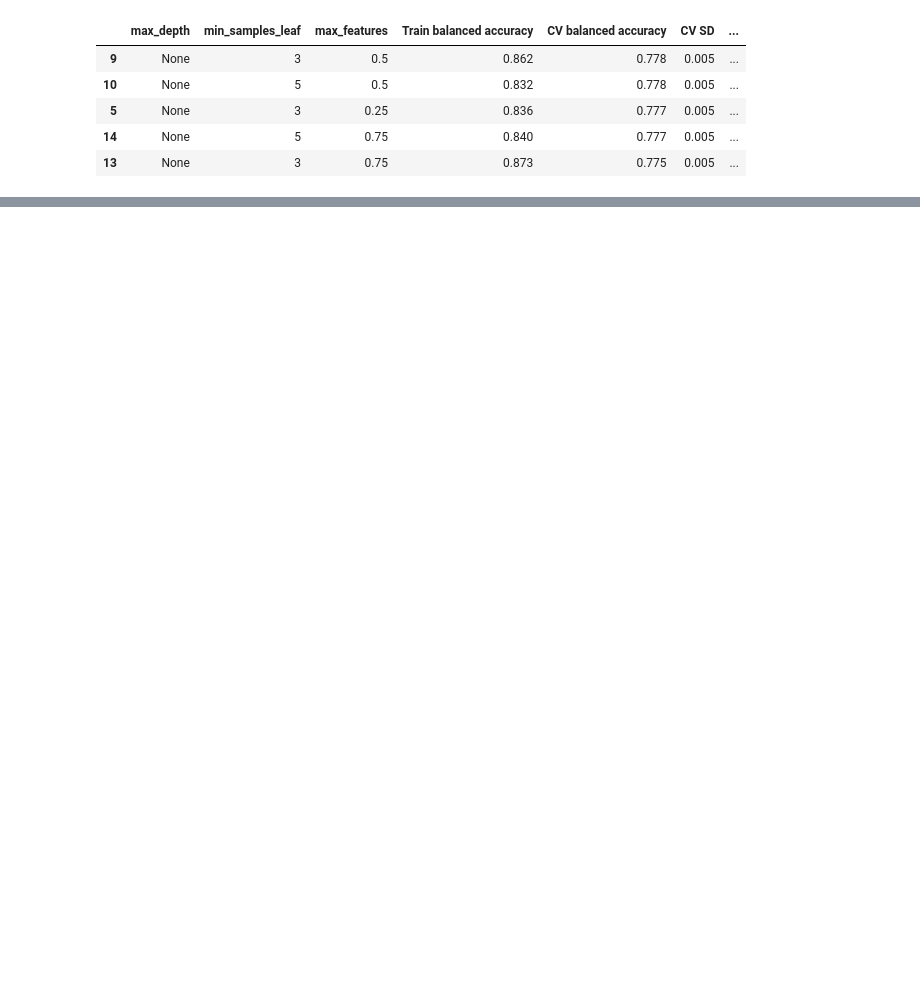
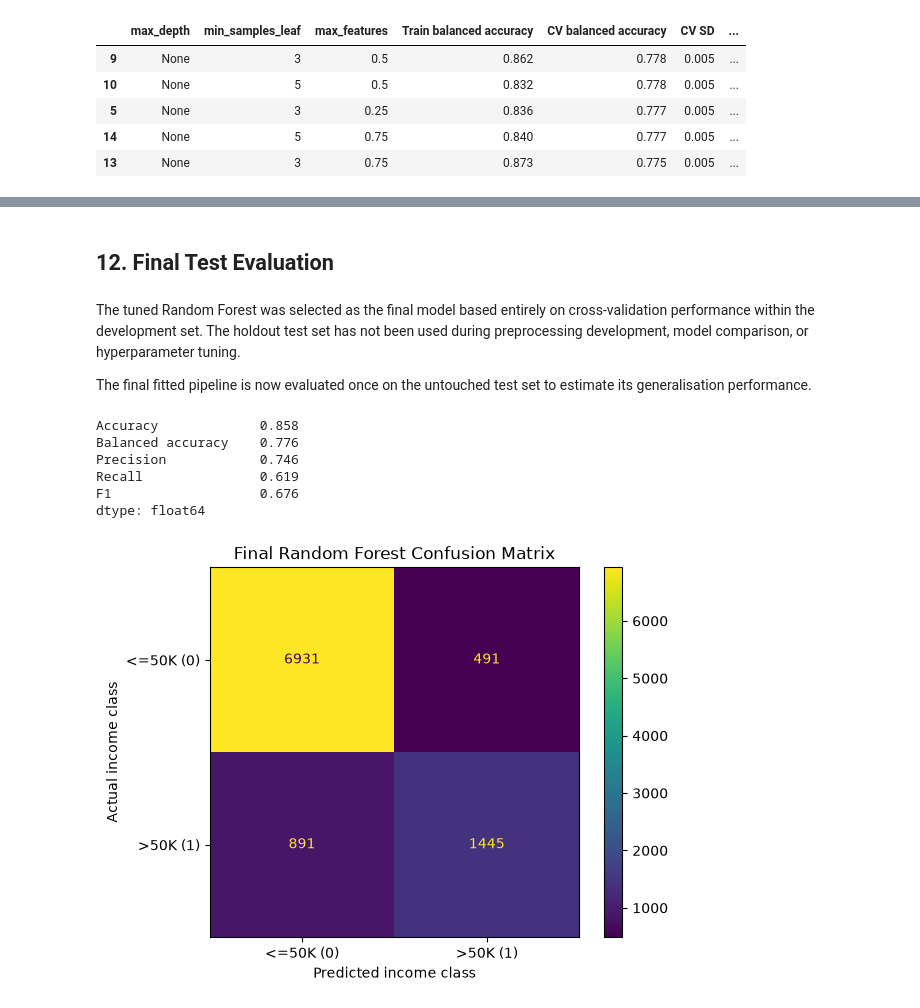
Before and after one commit to SimonYip22/adult-income-ml-classification, a Jupyter notebook: adult_income_workflow.ipynb, the cells around one changed output, grey strips where cells are left out. Cells and saved outputs as stored; diff of their text form; code cells hidden in the pictures; blank space fills up the shorter version.

```diff
--- a/adult_income_workflow.ipynb
+++ b/adult_income_workflow.ipynb
@@ -907,0 +928,44 @@ Max depth of none, minimum samples per leaf of 3, and maximum features of 5 were
+# %% [markdown]
+## 12. Final Test Evaluation
+# %% [markdown]
+The tuned Random Forest was selected as the final model based entirely on
+cross-validation performance within the development set. The holdout test set
+has not been used during preprocessing development, model comparison, or
+hyperparameter tuning.
+
+The final fitted pipeline is now evaluated once on the untouched test set to
+estimate its generalisation performance.
+# %%
+final_model = forest_search.best_estimator_
+
+y_pred = final_model.predict(X_test)
+
+final_results = {
+    "Accuracy": accuracy_score(y_test, y_pred),
+    "Balanced accuracy": balanced_accuracy_score(y_test, y_pred),
+    "Precision": precision_score(y_test, y_pred),
+    "Recall": recall_score(y_test, y_pred),
+    "F1": f1_score(y_test, y_pred),
+}
+
+pd.Series(final_results).round(3)
+# %% [output]
+Accuracy             0.858
+Balanced accuracy    0.776
+Precision            0.746
+Recall               0.619
+F1                   0.676
+dtype: float64
+# %%
+ConfusionMatrixDisplay.from_predictions(
+    y_test,
+    y_pred,
+    display_labels=["<=50K (0)", ">50K (1)"]
+)
+
+plt.title("Final Random Forest Confusion Matrix")
+plt.xlabel("Predicted income class")
+plt.ylabel("Actual income class")
+plt.show()
+# %% [output]
+[figure, added]
```
Also changed, not shown: parts of 8 cells of this notebook.
